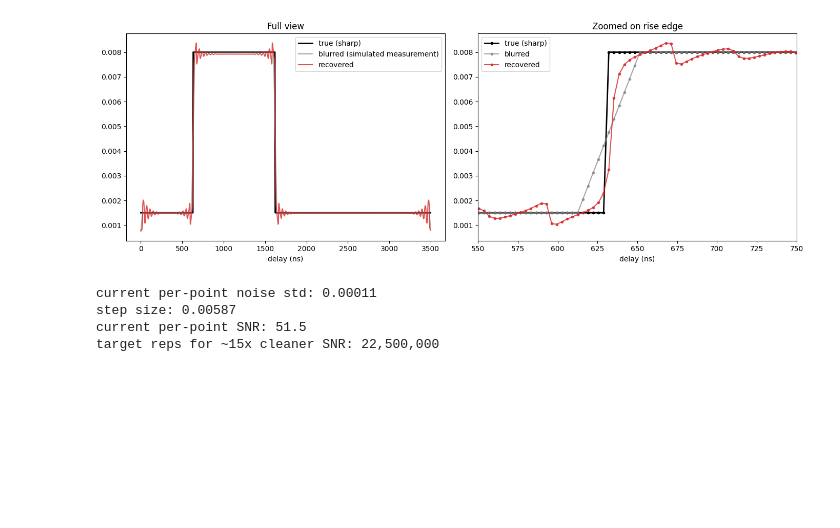
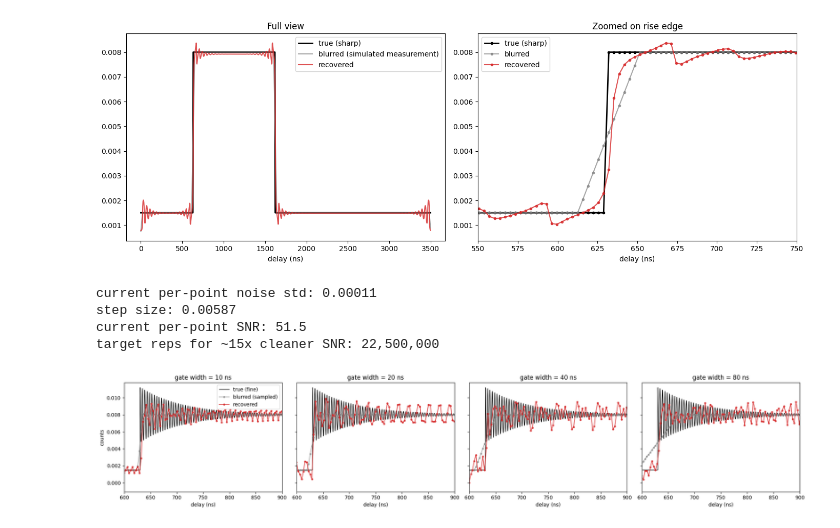
Before and after one commit to jeree-m/qick-dawg, a Jupyter notebook: jupyter_notebooks/Analysis.ipynb, the cells around one changed output. Cells and saved outputs as stored; diff of their text form; code cells hidden in the pictures; blank space fills up the shorter version.

```diff
--- a/jupyter_notebooks/Analysis.ipynb
+++ b/jupyter_notebooks/Analysis.ipynb
@@ -327,3 +333,42 @@ current per-point noise std: 0.00011
 step size: 0.00587
 current per-point SNR: 51.5
 target reps for ~15x cleaner SNR: 22,500,000
+# %%
+# build "true" signal on a much finer grid than our real hardware can sample
+dt_fine = dt / 20  # 20x finer resolution, just for building ground truth
+t_fine = np.arange(0, 3500, dt_fine)
+true_signal_fine = damped_oscillation(t_fine, ring_freq_ghz=0.22, damping_ns=80)
+
+gate_widths_to_test = [10, 20, 40, 80]
+fig, axes = plt.subplots(1, len(gate_widths_to_test), figsize=(20, 4), sharey=True)
+
+for ax, gw in zip(axes, gate_widths_to_test):
+    # kernel built at fine resolution, matching this gate width in real ns
+    k_len_fine = max(1, int(round(gw / dt_fine)))
+    fine_kernel = np.ones(k_len_fine) / k_len_fine
+
+    blurred_fine = np.convolve(true_signal_fine, fine_kernel, mode='same')
+
+    # now downsample to our REAL hardware sample spacing -- this is what we'd actually measure
+    sample_idxs = np.arange(0, len(t_fine), int(round(dt / dt_fine)))
+    t_sampled = t_fine[sample_idxs]
+    blurred_sampled = blurred_fine[sample_idxs]
+
+    # deconvolve using the coarse-resolution kernel (what we actually know from hardware)
+    k_len_coarse = max(1, int(round(gw / dt)))
+    coarse_kernel = np.ones(k_len_coarse) / k_len_coarse
+    recovered = wiener_deconvolve(blurred_sampled, coarse_kernel, noise_reg=1e-8)
+
+    ax.plot(t_fine, true_signal_fine, color='black', label='true (fine)', linewidth=1)
+    ax.plot(t_sampled, blurred_sampled, 'o-', color='gray', alpha=0.6, label='blurred (sampled)', markersize=3)
+    ax.plot(t_sampled, recovered, 'o-', color='tab:red', alpha=0.8, label='recovered', markersize=3)
+    ax.set_xlim(600, 900)
+    ax.set_title(f'gate width = {gw} ns')
+    ax.set_xlabel('delay (ns)')
+
+axes[0].legend()
+axes[0].set_ylabel('counts')
+plt.tight_layout()
+plt.show()
+# %% [output]
+[figure, added]
```
Also changed, not shown: parts of 1 cell of this notebook.
